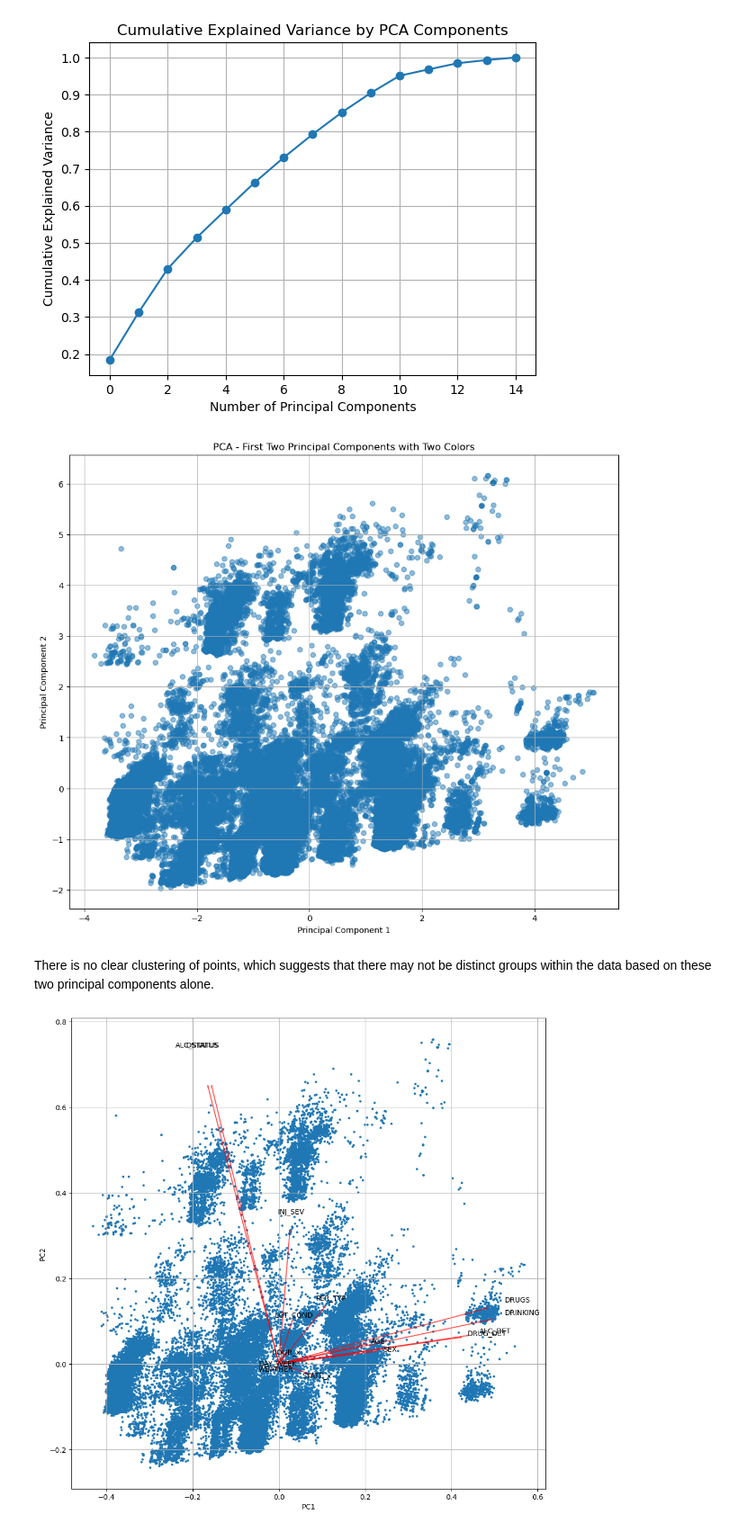
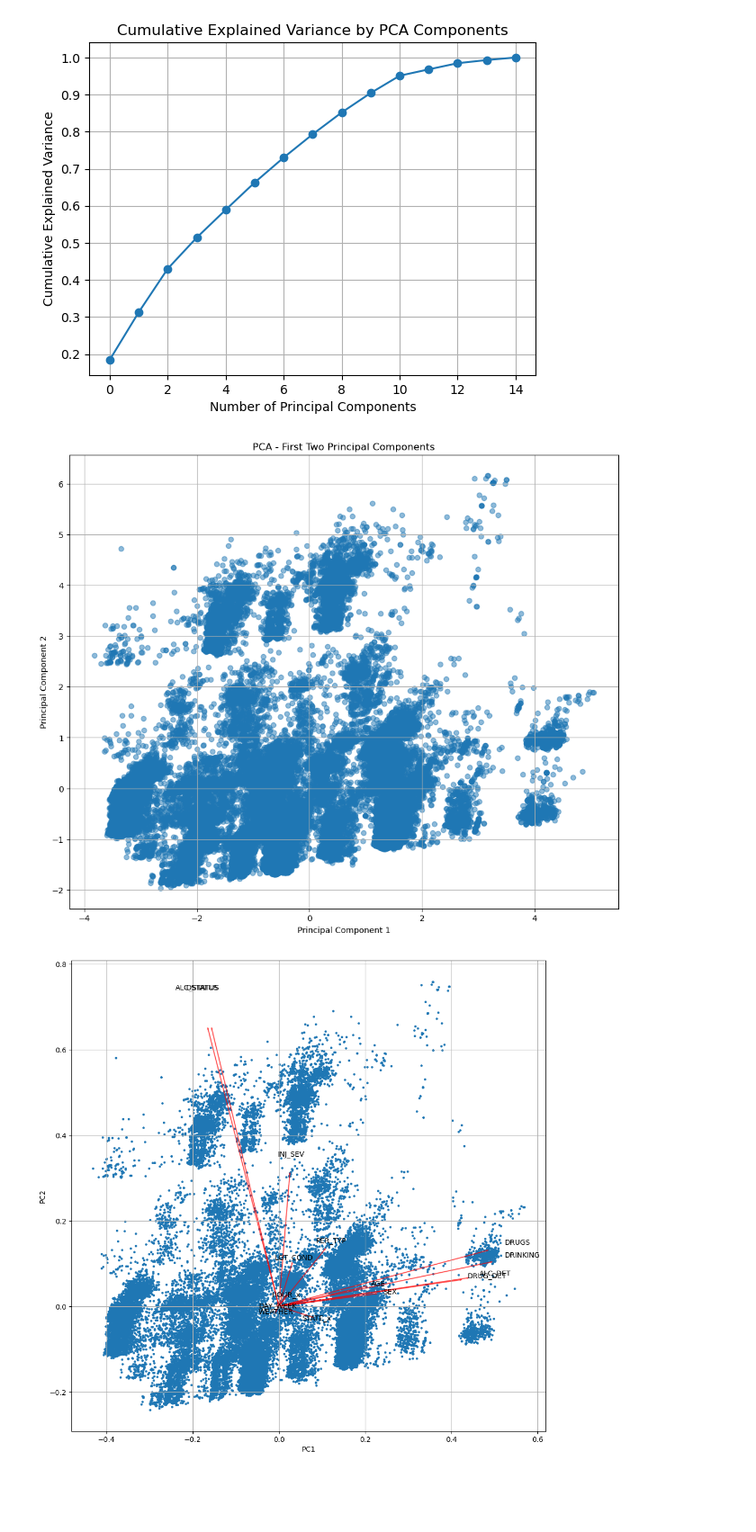
Before and after one commit to anly501/dsan-5000-project-FroomeBeibei79, a Jupyter notebook: PCA python code.ipynb, the cells around one changed output. Shown at 90% size. Saved outputs shown, nothing was run; the diff lists cells and outputs as text; code cells hidden in the pictures; blank space fills up the shorter version.

```diff
--- a/PCA python code.ipynb
+++ b/PCA python code.ipynb
@@ -11,8 +11,7 @@ merge_df = pd.merge(accident_df, person_df, on = "ST_CASE", how = 'inner')
 columns_to_keep = [
     # Driver-Specific Information
     'AGE', 'SEX', 'DRINKING', 'DRUGS', 'ALC_DET', 'ALC_STATUS',
-    'DRUG_DET', 'DSTATUS', 'INJ_SEV', 'PER_TYP', 'MAKE',
-    'MOD_YEAR', 'DAY_WEEK', 'HOUR_x', 'WEATHER', 'LGT_COND','STATE_x'
+    'DRUG_DET', 'DSTATUS', 'INJ_SEV', 'PER_TYP', 'DAY_WEEK', 'HOUR_x', 'WEATHER', 'LGT_COND','STATE_x'
 ]
 
 # Keeping only the selected columns and dropping the rest
@@ -28,8 +29,7 @@ from sklearn.preprocessing import StandardScaler
 from sklearn.decomposition import PCA
 import numpy as np
 import matplotlib.pyplot as plt
-
-data = merge_df.drop(columns=['MAKE', 'MOD_YEAR'])
+data = merge_df
 scaler = StandardScaler()
 scaled_pca_data = scaler.fit_transform(data)
 
@@ -56,19 +56,17 @@ plt.show()
 # %%
 pc1 = pca_transformed_data[:, 0]
 pc2 = pca_transformed_data[:, 1]
 
 
 plt.figure(figsize=(12, 10))
 plt.scatter(pc1, pc2, alpha=0.5)
 plt.xlabel('Principal Component 1')
 plt.ylabel('Principal Component 2')
-plt.title('PCA - First Two Principal Components with Two Colors')
+plt.title('PCA - First Two Principal Components')
 plt.grid(True)
 plt.show()
 # %% [output]
-[figure, old version]
+[figure, new version]
-# %% [markdown]
-There is no clear clustering of points, which suggests that there may not be distinct groups within the data based on these two principal components alone.
 # %%
 import matplotlib.pyplot as plt
 import numpy as np
```
Also changed, not shown: parts of 3 cells of this notebook, 14 other files.
